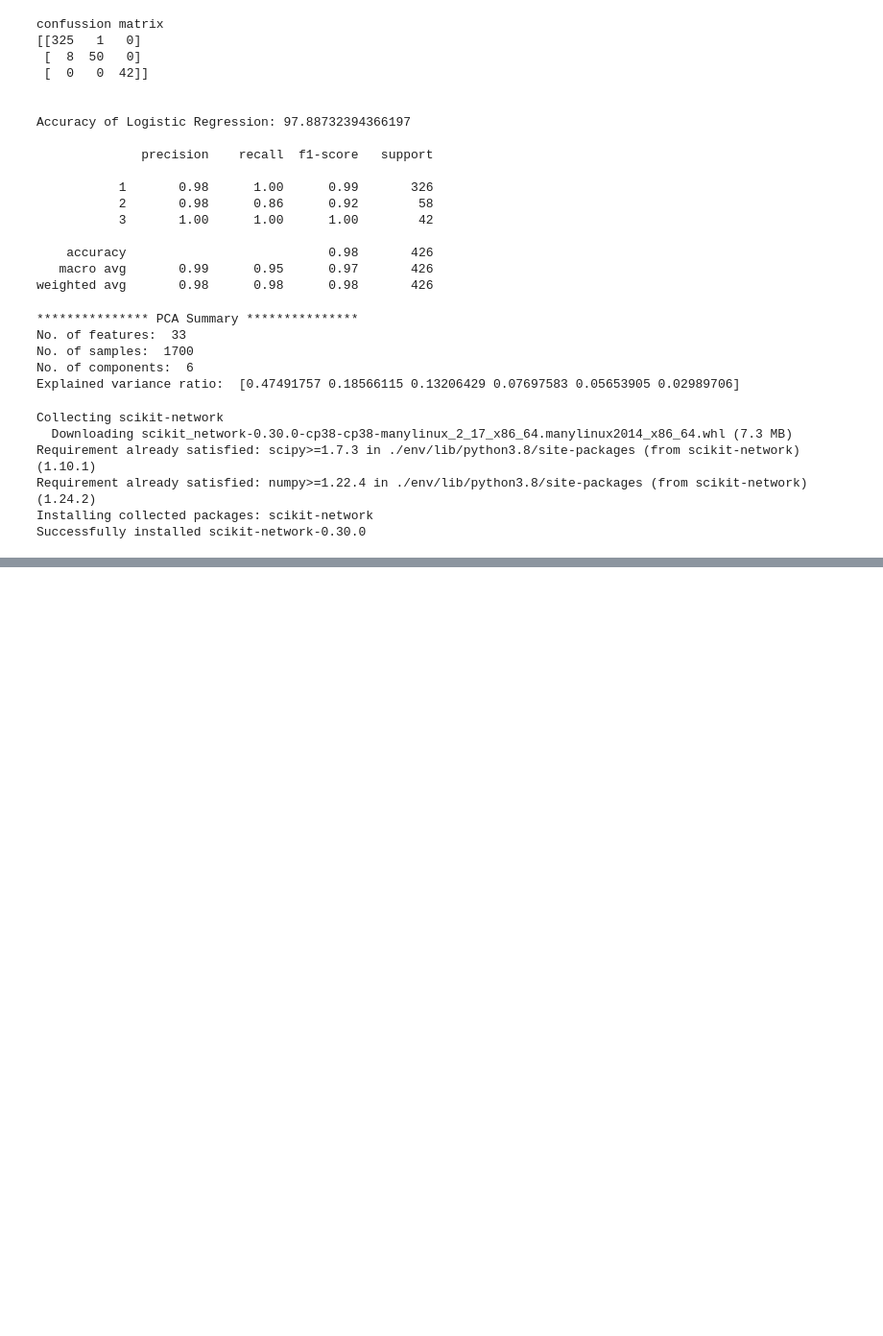
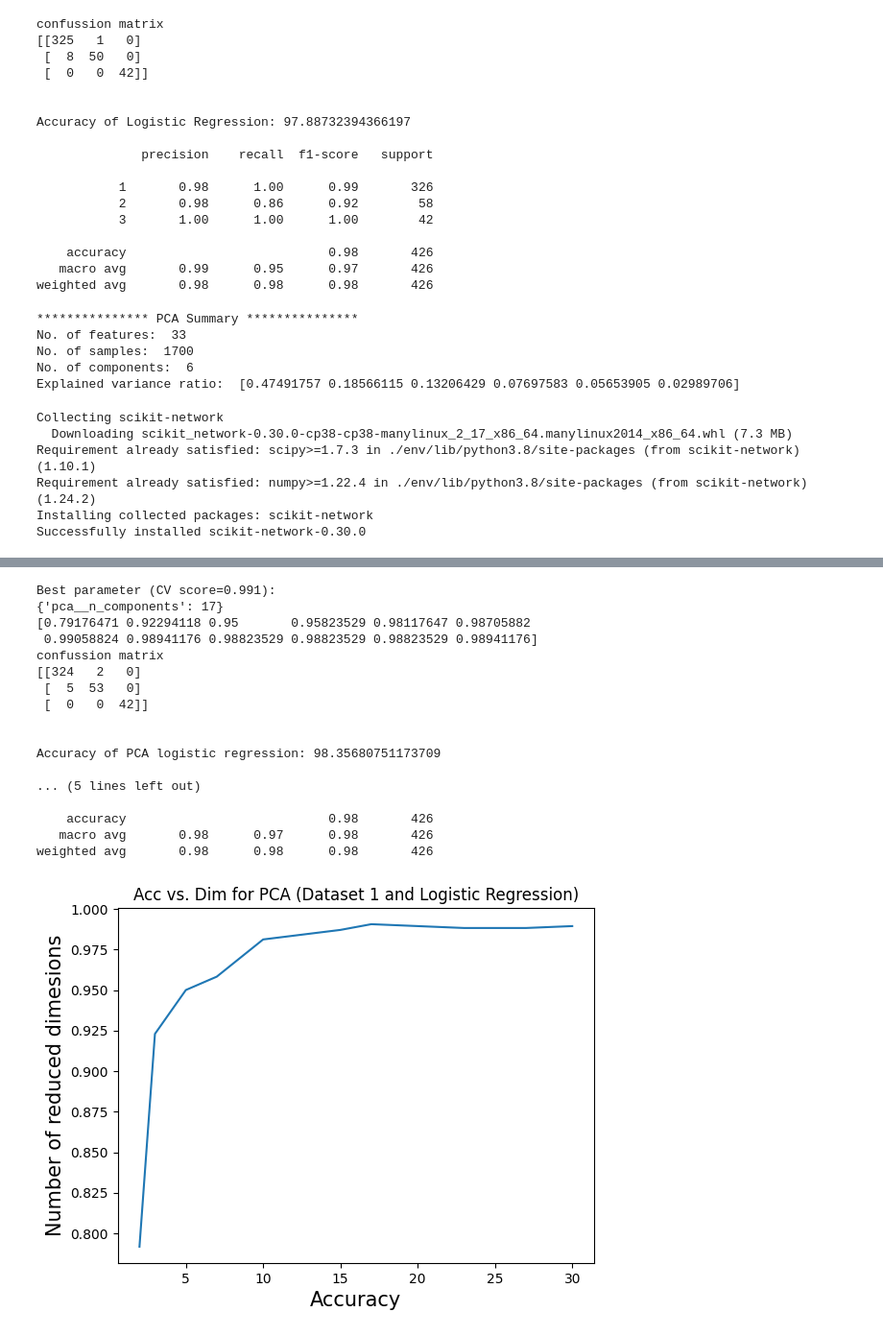
Before and after one commit to almusawiaf/CMSC635Project, a Jupyter notebook: Project_test.ipynb, the cells around one changed output, grey strips where cells are left out. Shown at 96% size. Drawn from its saved outputs; the diff is of its cells as text; code cells hidden in the pictures; blank space fills up the shorter version.

```diff
--- a/Project_test.ipynb
+++ b/Project_test.ipynb
@@ -515,0 +792,8 @@ len(spectral.predict(adjacency_vector))
+# %%
+df2 = pd.read_excel('CTG.xls', sheet_name = 'Raw Data')
+df2=df2.drop(["FileName","Date","SegFile","b","e","CLASS"],axis=1)
+df2.head()
+
+y = df2["NSP"]
+X = df2.drop("NSP",axis=1)
+X_train, X_test, y_train, y_test = train_test_split(X, y, test_size=0.20, random_state = 0)
@@ -515,0 +888,55 @@ len(spectral.predict(adjacency_vector))
+# %%
+pca = PCA()
+# Define a Standard Scaler to normalize inputs
+scaler = StandardScaler()
+
+# set the tolerance to a large value to make the example faster
+logistic = LogisticRegression(max_iter=10000, penalty='l1', C=1.6, solver= 'liblinear' )
+pipe = Pipeline(steps=[("scaler", scaler), ("pca", pca), ("logistic", logistic)])
+
+param_grid = {
+    "pca__n_components": [2, 3, 5, 7, 10, 15, 17, 20, 23, 25, 27, 30],
+}
+search_Lr = GridSearchCV(pipe, param_grid, scoring='accuracy', n_jobs=2)
+
+search_Lr.fit(X_train, y_train)
+
+Lr_pca_predict = search_Lr.predict(X_test)
+Lr_pca_matrix = confusion_matrix(y_test, Lr_pca_predict)
+Lr_pca_acc_score = accuracy_score(y_test, Lr_pca_predict)
+
+print("Best parameter (CV score=%0.3f):" % search_Lr.best_score_)
+print(search_Lr.best_params_)
+print(search_Lr.cv_results_['mean_test_score'])
+
+print("confussion matrix")
+print(Lr_pca_matrix)
+print("\n")
+print("Accuracy of PCA logistic regression:",Lr_pca_acc_score*100,'\n')
+print(classification_report(y_test,Lr_pca_predict))
+
+
+plt.plot([2, 3, 5, 7, 10, 15, 17, 20, 23, 25, 27, 30] ,search_Lr.cv_results_['mean_test_score'] )
+plt.xlabel('Accuracy', fontsize=15)
+plt.ylabel('Number of reduced dimesions', fontsize=15)
+plt.title("Acc vs. Dim for PCA (Dataset 1 and Logistic Regression)")
+plt.show()
+# %% [output]
+Best parameter (CV score=0.991):
+{'pca__n_components': 17}
+[0.79176471 0.92294118 0.95       0.95823529 0.98117647 0.98705882
+ 0.99058824 0.98941176 0.98823529 0.98823529 0.98823529 0.98941176]
+confussion matrix
+[[324   2   0]
+ [  5  53   0]
+ [  0   0  42]]
+
+
+Accuracy of PCA logistic regression: 98.35680751173709
+
+... (5 lines left out)
+
+    accuracy                           0.98       426
+   macro avg       0.98      0.97      0.98       426
+weighted avg       0.98      0.98      0.98       426
+[figure, added]
```
Also changed, not shown: parts of 21 cells of this notebook.
